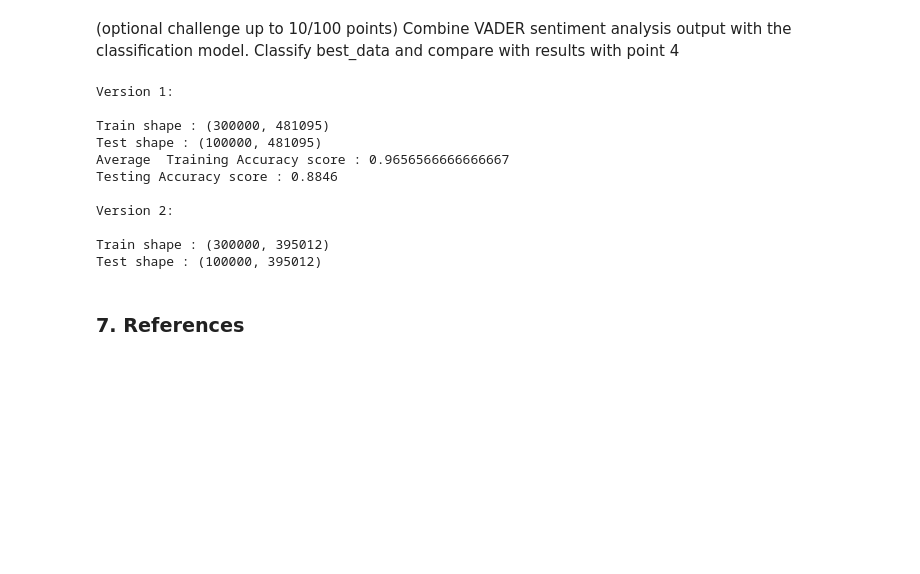
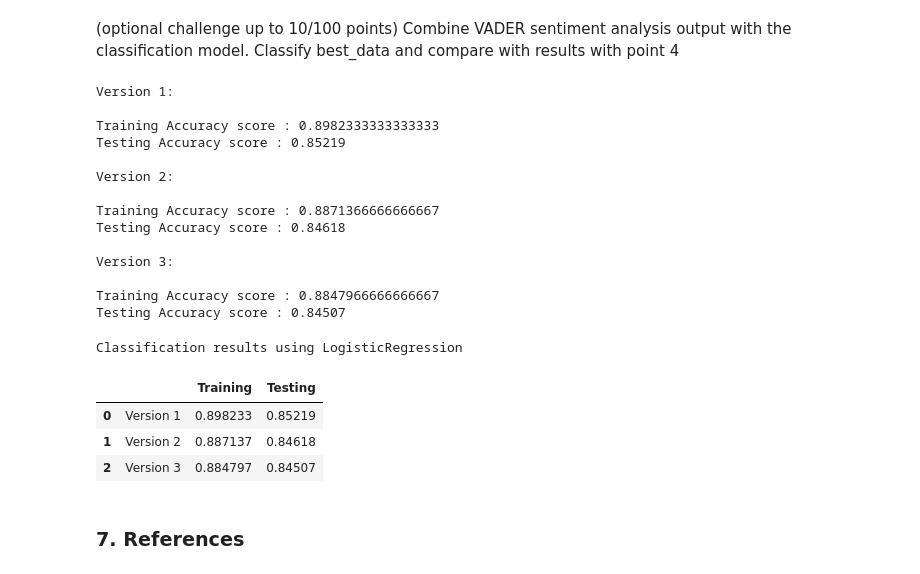
Before and after one commit to Anomaly1702/NLP_Basics, a Jupyter notebook: a1812913_Anubhav_assign1.ipynb, the cells around one changed output. Saved outputs shown, nothing was run; the diff lists cells and outputs as text; code cells hidden in the pictures; blank space fills up the shorter version.

```diff
--- a/a1812913_Anubhav_assign1.ipynb
+++ b/a1812913_Anubhav_assign1.ipynb
@@ -613,43 +682,54 @@ def Vader_accuracies(model,x_train,y_train,x_test,y_test):
 
   return (train_acc,test_acc)
 # %%
-# Combining Logistic Regression and VADER
-from sklearn.linear_model import LogisticRegression
-clf = LogisticRegression(max_iter=900, random_state=0)
+# Combining BernoulliNB and VADER
+
+clf = BernoulliNB()
+
 print("\nVersion 1:\n")
 V1 = Vader_accuracies(clf,sen_train_version1,train_labels,sen_test_version1,test_labels)
-print(f"Average  Training Accuracy score : {V1[0]}")
+print(f"Training Accuracy score : {V1[0]}")
 print(f"Testing Accuracy score : {V1[1]}")
 
 print("\nVersion 2:\n")
 V2 = Vader_accuracies(clf,sen_train_version2,train_labels,sen_test_version2,test_labels)
-print(f"Average  Training Accuracy score : {V2[0]}")
+print(f"Training Accuracy score : {V2[0]}")
 print(f"Testing Accuracy score : {V2[1]}")
 
 print("\nVersion 3:\n")
 V3 = Vader_accuracies(clf,sen_train_version3,train_labels,sen_test_version3,test_labels)
-print(f"Average  Training Accuracy score : {V3[0]}")
+print(f"Training Accuracy score : {V3[0]}")
 print(f"Testing Accuracy score : {V3[1]}")
-
-All_train_acc =[V1[0],V2[0],V3[0]]
-All_test_acc =[V1[1],V2[1],V3[1]]
-row_labels = ["Version 1","Version 2","Version 3"]
-
-print("Classification results using LogisticRegression ")
-LogisticRegression_VADER_df = pd.DataFrame(list(zip(row_labels,All_train_acc,All_test_acc)),columns = ["","Training","Testing"])
-LogisticRegression_VADER_df
 # %% [output]
 Version 1:
 
-Train shape : (300000, 481095)
-Test shape : (100000, 481095)
-Average  Training Accuracy score : 0.9656566666666667
-Testing Accuracy score : 0.8846
+Training Accuracy score : 0.8982333333333333
+Testing Accuracy score : 0.85219
 
 Version 2:
 
-Train shape : (300000, 395012)
-Test shape : (100000, 395012)
+Training Accuracy score : 0.8871366666666667
+Testing Accuracy score : 0.84618
+
+Version 3:
+
+Training Accuracy score : 0.8847966666666667
+Testing Accuracy score : 0.84507
+# %%
+All_train_acc =[V1[0],V2[0],V3[0]]
+All_test_acc =[V1[1],V2[1],V3[1]]
+
+row_labels = ["Version 1","Version 2","Version 3"]
+
+print("Classification results using LogisticRegression ")
+BernoulliNB_VADER_df = pd.DataFrame(list(zip(row_labels,All_train_acc,All_test_acc)),columns = ["","Training","Testing"])
+BernoulliNB_VADER_df
+# %% [output]
+Classification results using LogisticRegression
+|  |  | Training | Testing |
+| 0 | Version 1 | 0.898233 | 0.85219 |
+| 1 | Version 2 | 0.887137 | 0.84618 |
+| 2 | Version 3 | 0.884797 | 0.84507 |
 # %% [markdown]
 ### 7. References
 # %%
```
Also changed, not shown: parts of 17 cells of this notebook.
